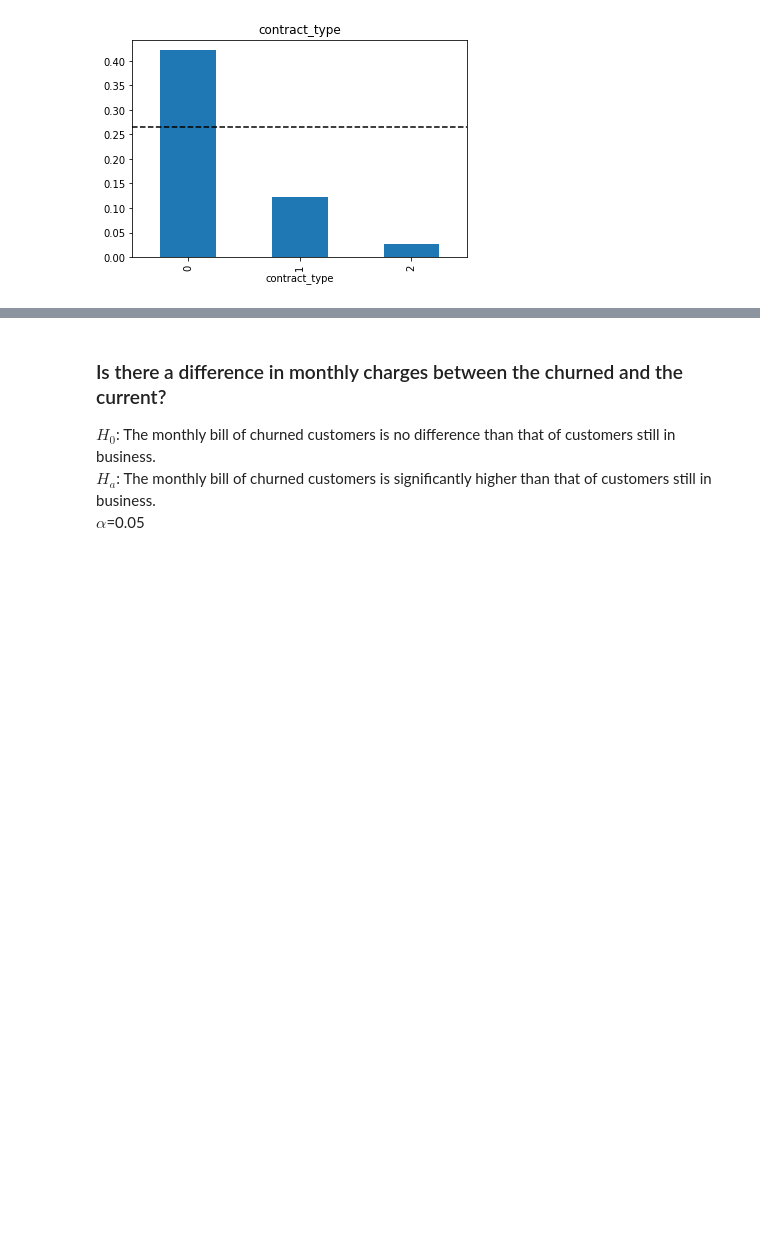
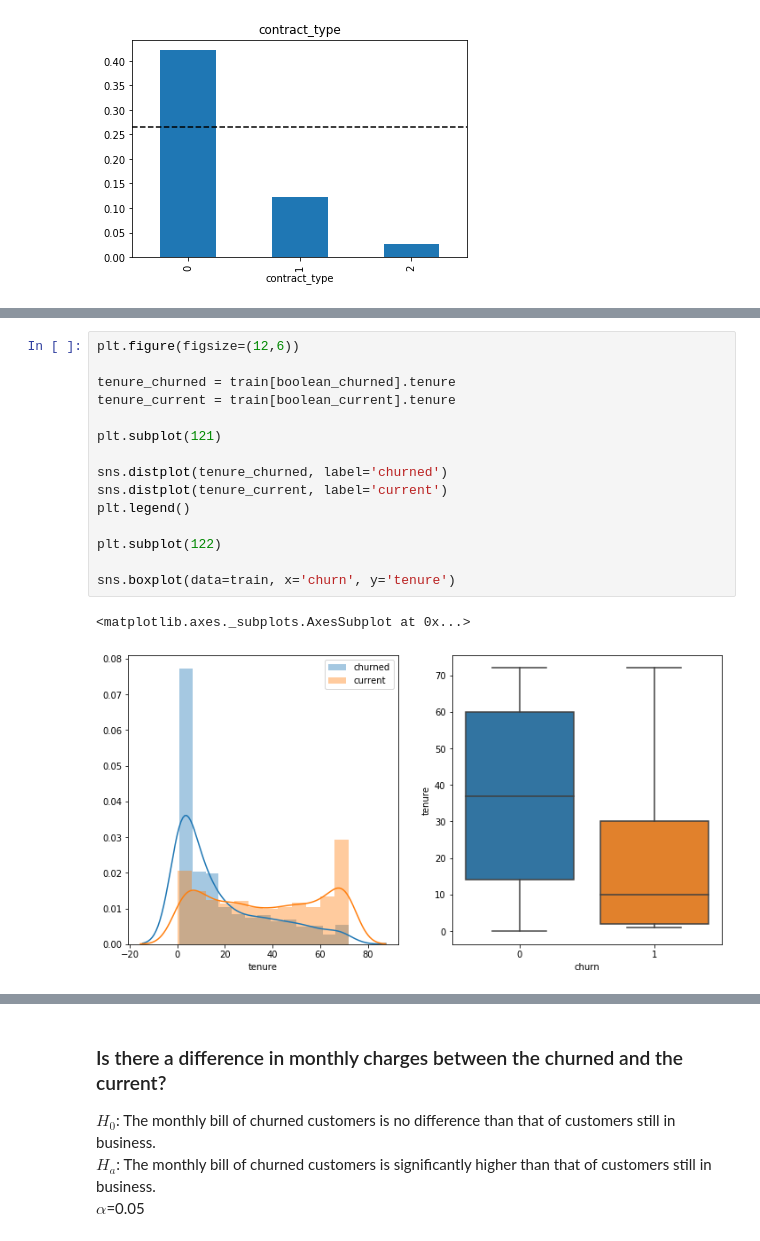
Before and after one commit to Yongliang-Shi/classification-project, a Jupyter notebook: report.ipynb, the cells around one changed output, grey strips where cells are left out. Cells and saved outputs as stored; diff of their text form; blank space fills up the shorter version.

```diff
--- a/report.ipynb
+++ b/report.ipynb
@@ -364,0 +564,18 @@ plt.hlines(churn_rate, *plt.xlim(), ls='--')
+# %%
+plt.figure(figsize=(12,6))
+
+tenure_churned = train[boolean_churned].tenure
+tenure_current = train[boolean_current].tenure
+
+plt.subplot(121)
+
+sns.distplot(tenure_churned, label='churned')
+sns.distplot(tenure_current, label='current')
+plt.legend()
+
+plt.subplot(122)
+
+sns.boxplot(data=train, x='churn', y='tenure')
+# %% [output]
+<matplotlib.axes._subplots.AxesSubplot at 0x...>
+[figure, added]
```
Also changed, not shown: parts of 70 cells of this notebook.
